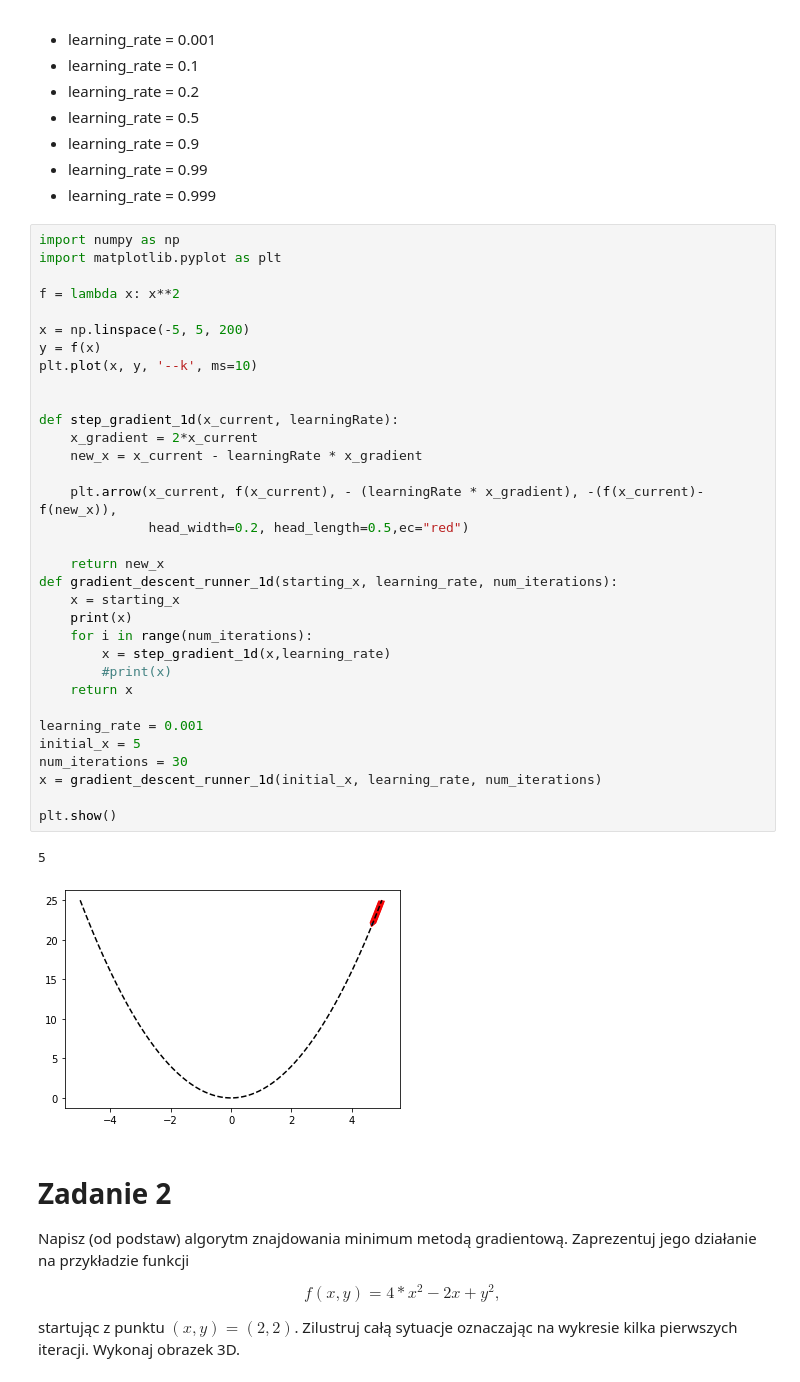
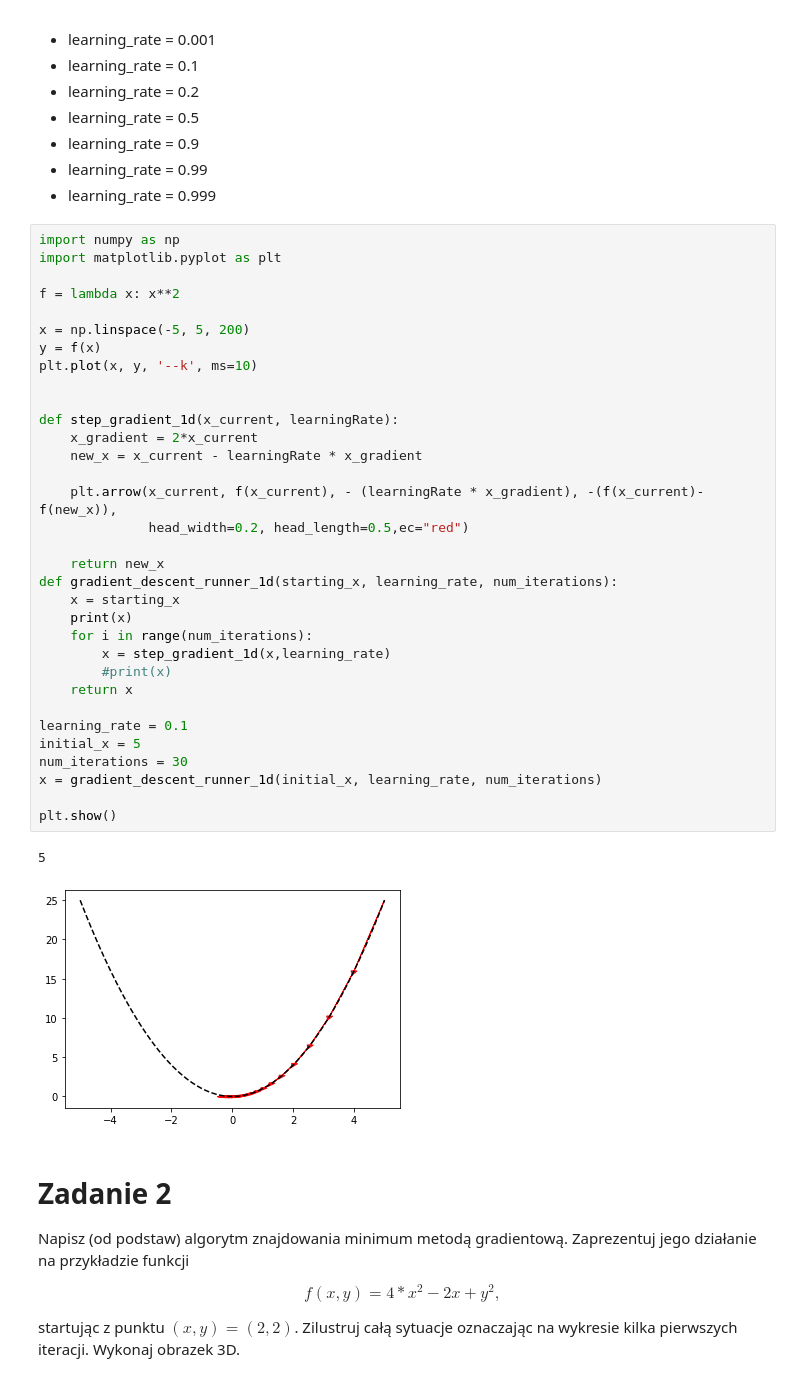
Before and after one commit to j-piasecki/podstawy_sztucznej_inteligencji, a Jupyter notebook: Z04_A_gradient_descent.ipynb, the cells around one changed output. Cells and saved outputs as stored; diff of their text form.

```diff
--- a/Z04_A_gradient_descent.ipynb
+++ b/Z04_A_gradient_descent.ipynb
@@ -56,35 +56,35 @@ import matplotlib.pyplot as plt
 f = lambda x: x**2
 
 x = np.linspace(-5, 5, 200)
 y = f(x)
 plt.plot(x, y, '--k', ms=10)
 
 
 def step_gradient_1d(x_current, learningRate):
     x_gradient = 2*x_current
     new_x = x_current - learningRate * x_gradient
 
     plt.arrow(x_current, f(x_current), - (learningRate * x_gradient), -(f(x_current)-f(new_x)),
               head_width=0.2, head_length=0.5,ec="red")
 
     return new_x
 def gradient_descent_runner_1d(starting_x, learning_rate, num_iterations):
     x = starting_x
     print(x)
     for i in range(num_iterations):
         x = step_gradient_1d(x,learning_rate)
         #print(x)
     return x
 
-learning_rate = 0.001
+learning_rate = 0.1
 initial_x = 5
 num_iterations = 30
 x = gradient_descent_runner_1d(initial_x, learning_rate, num_iterations)
 
 plt.show()
 # %% [output]
 5
-[figure, old version]
+[figure, new version]
 # %% [markdown]
 # Zadanie 2
 
```
Also changed, not shown: parts of 3 cells of this notebook, 2 other files.
